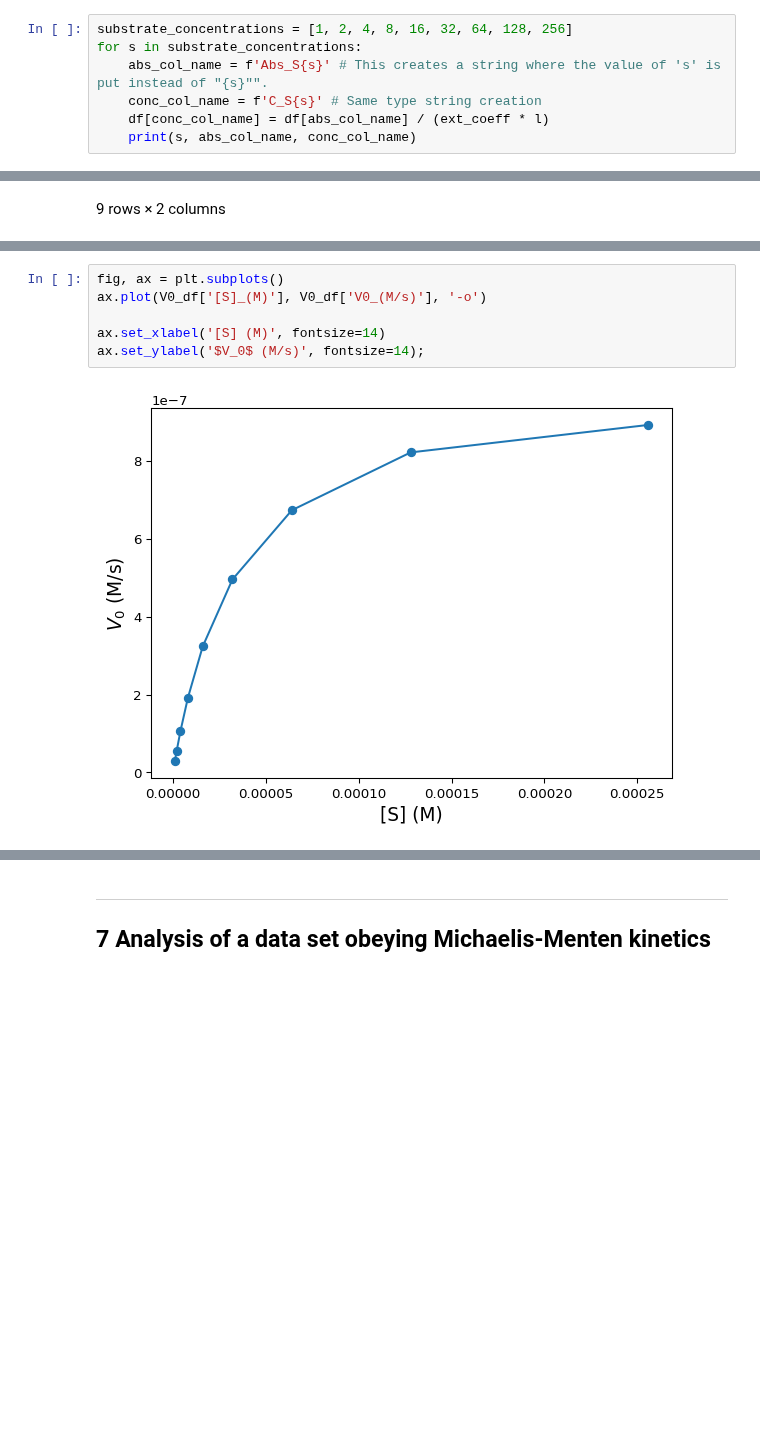
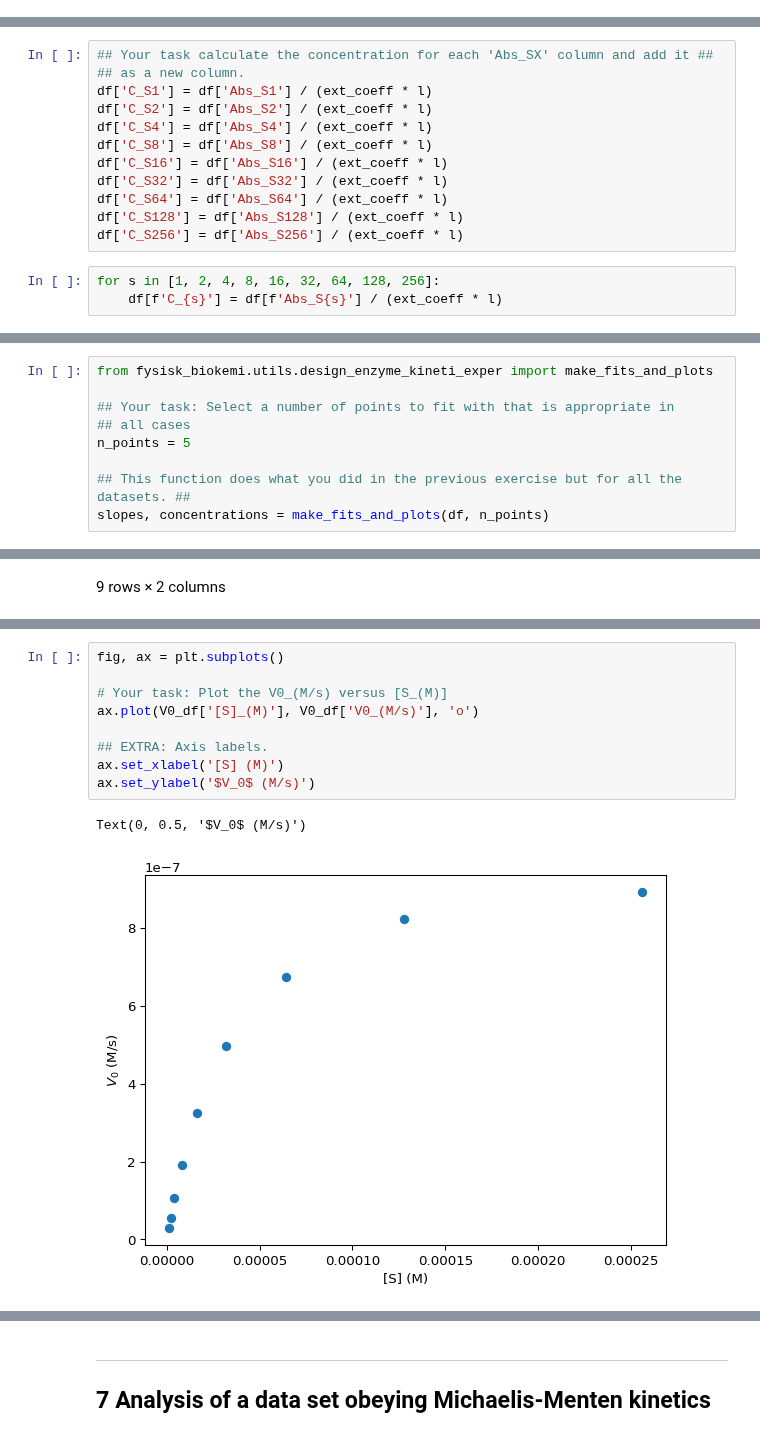
Before and after one commit to au-mbg/fysisk-biokemi, a Jupyter notebook: built_notebooks/master/week_47.ipynb, the cells around one changed output, grey strips where cells are left out. Cells and saved outputs as stored; diff of their text form; blank space fills up the shorter version.

```diff
--- a/built_notebooks/master/week_47.ipynb
+++ b/built_notebooks/master/week_47.ipynb
@@ -922,7 +874,0 @@ these current columns in the dataframe.
-# %%
-substrate_concentrations = [1, 2, 4, 8, 16, 32, 64, 128, 256]
-for s in substrate_concentrations:
-    abs_col_name = f'Abs_S{s}' # This creates a string where the value of 's' is put instead of "{s}"".
-    conc_col_name = f'C_S{s}' # Same type string creation
-    df[conc_col_name] = df[abs_col_name] / (ext_coeff * l)
-    print(s, abs_col_name, conc_col_name)
@@ -939,3 +883,18 @@ for s in substrate_concentrations:
+# %%
+## Your task calculate the concentration for each 'Abs_SX' column and add it ##
+## as a new column.
+df['C_S1'] = df['Abs_S1'] / (ext_coeff * l)
+df['C_S2'] = df['Abs_S2'] / (ext_coeff * l)
+df['C_S4'] = df['Abs_S4'] / (ext_coeff * l)
+df['C_S8'] = df['Abs_S8'] / (ext_coeff * l)
+df['C_S16'] = df['Abs_S16'] / (ext_coeff * l)
+df['C_S32'] = df['Abs_S32'] / (ext_coeff * l)
+df['C_S64'] = df['Abs_S64'] / (ext_coeff * l)
+df['C_S128'] = df['Abs_S128'] / (ext_coeff * l)
+df['C_S256'] = df['Abs_S256'] / (ext_coeff * l)
+# %%
+for s in [1, 2, 4, 8, 16, 32, 64, 128, 256]:
+    df[f'C_{s}'] = df[f'Abs_S{s}'] / (ext_coeff * l)
 # %% [markdown]
 And we can check that the columns we expect have been added to the
 `DataFrame`.
@@ -1024,0 +974,9 @@ for i, (s, ax) in enumerate(zip(substrate_concentrations, axes.flatten())): # Do
+# %%
+from fysisk_biokemi.utils.design_enzyme_kineti_exper import make_fits_and_plots
+
+## Your task: Select a number of points to fit with that is appropriate in
+## all cases
+n_points = 5
+
+## This function does what you did in the previous exercise but for all the datasets. ##
+slopes, concentrations = make_fits_and_plots(df, n_points)
@@ -1043,8 +1003,12 @@ $K_M$ visually (remember units)
 # %%
 fig, ax = plt.subplots()
-ax.plot(V0_df['[S]_(M)'], V0_df['V0_(M/s)'], '-o')
 
-ax.set_xlabel('[S] (M)', fontsize=14)
-ax.set_ylabel('$V_0$ (M/s)', fontsize=14);
+# Your task: Plot the V0_(M/s) versus [S_(M)]
+ax.plot(V0_df['[S]_(M)'], V0_df['V0_(M/s)'], 'o')
+
+## EXTRA: Axis labels.
+ax.set_xlabel('[S] (M)')
+ax.set_ylabel('$V_0$ (M/s)')
 # %% [output]
+Text(0, 0.5, '$V_0$ (M/s)')
-[figure, old version]
+[figure, new version]
```
Also changed, not shown: parts of 25 cells of this notebook, 13 other files.
